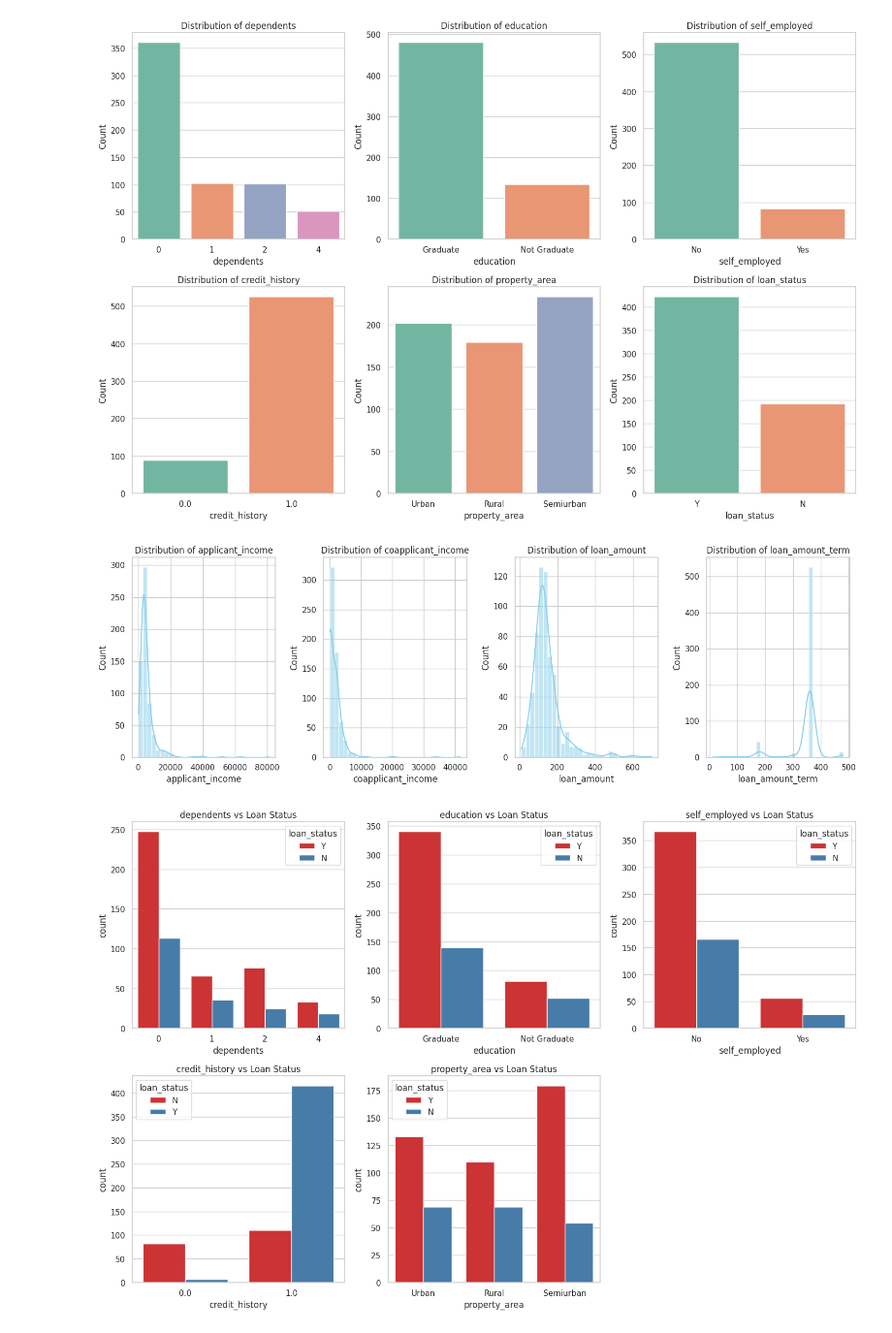
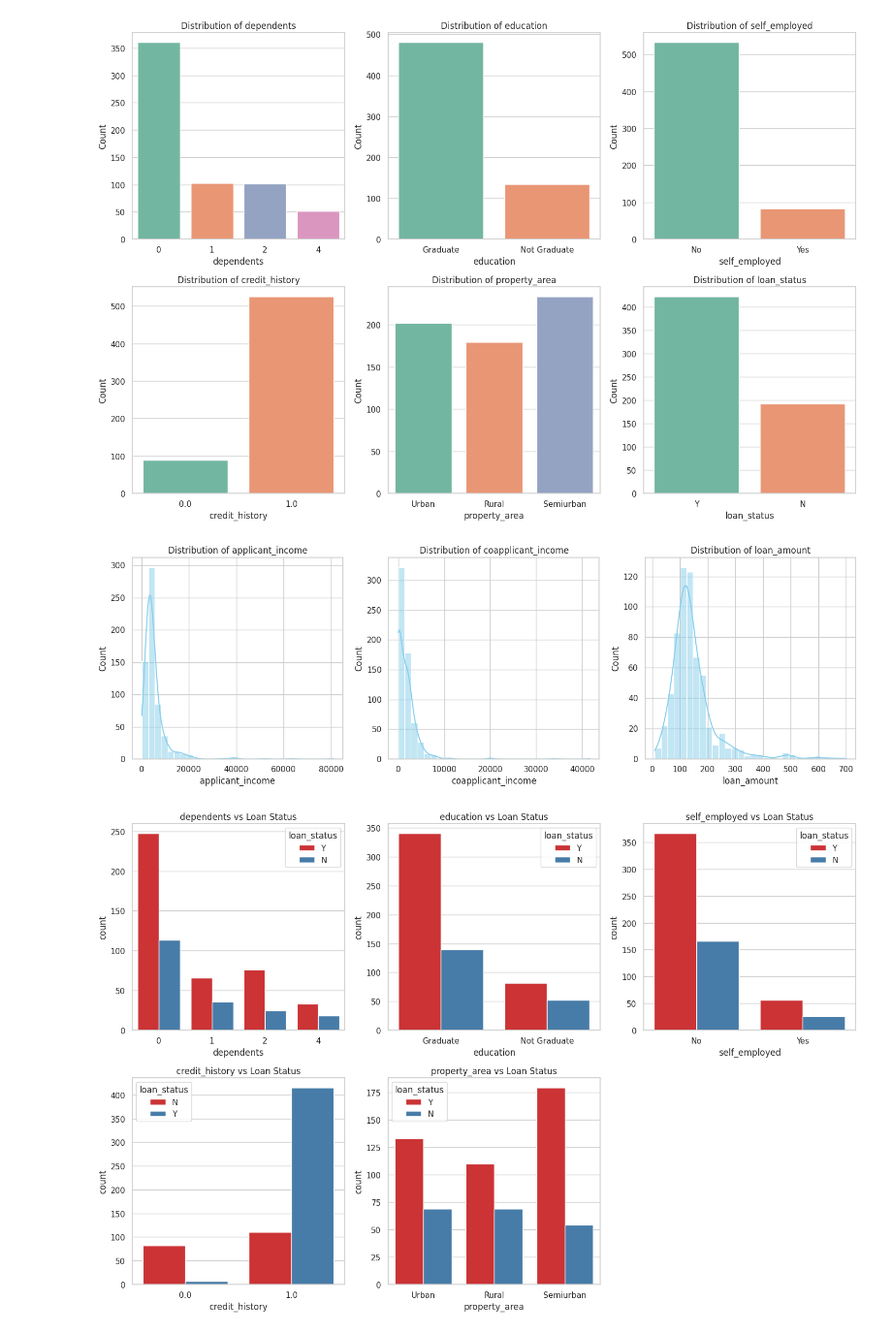
Before and after one commit to cavinraj/Data-Science-Assignment, a Jupyter notebook: EDA.ipynb, the cells around one changed output. Shown at 97% size. Cells and saved outputs as stored; diff of their text form; code cells hidden in the pictures.

```diff
--- a/EDA.ipynb
+++ b/EDA.ipynb
@@ -86,21 +86,18 @@ plt.show()
 # %% [output]
 [figure]
 # %%
-# Numerical Variables (Histograms to check "Measures of Variance")
-num_cols = ['applicant_income', 'coapplicant_income', 'loan_amount', 'loan_amount_term']
+# Now numerical distributions
+num_cols = ['applicant_income', 'coapplicant_income', 'loan_amount']
 
 plt.figure(figsize=(15, 5))
-plot_idx = 1
-for col in num_cols:
-    if col in df.columns:
-        plt.subplot(1, 4, plot_idx)
-        sns.histplot(df[col], kde=True, bins=30, color='skyblue')
-        plt.title(f'Distribution of {col}')
-        plot_idx += 1
+for i, col in enumerate(num_cols):
+    plt.subplot(1, 3, i+1)
+    sns.histplot(df[col], kde=True, bins=30, color='skyblue')
+    plt.title(f'Distribution of {col}')
 plt.tight_layout()
 plt.show()
 # %% [output]
-[figure, old version]
+[figure, new version]
 # %%
 # PART 2: BIVARIATE ANALYSIS
 # Assessing interactions between variables and the target (Loan_Status)
```
Also changed, not shown: parts of 1 cell of this notebook.
